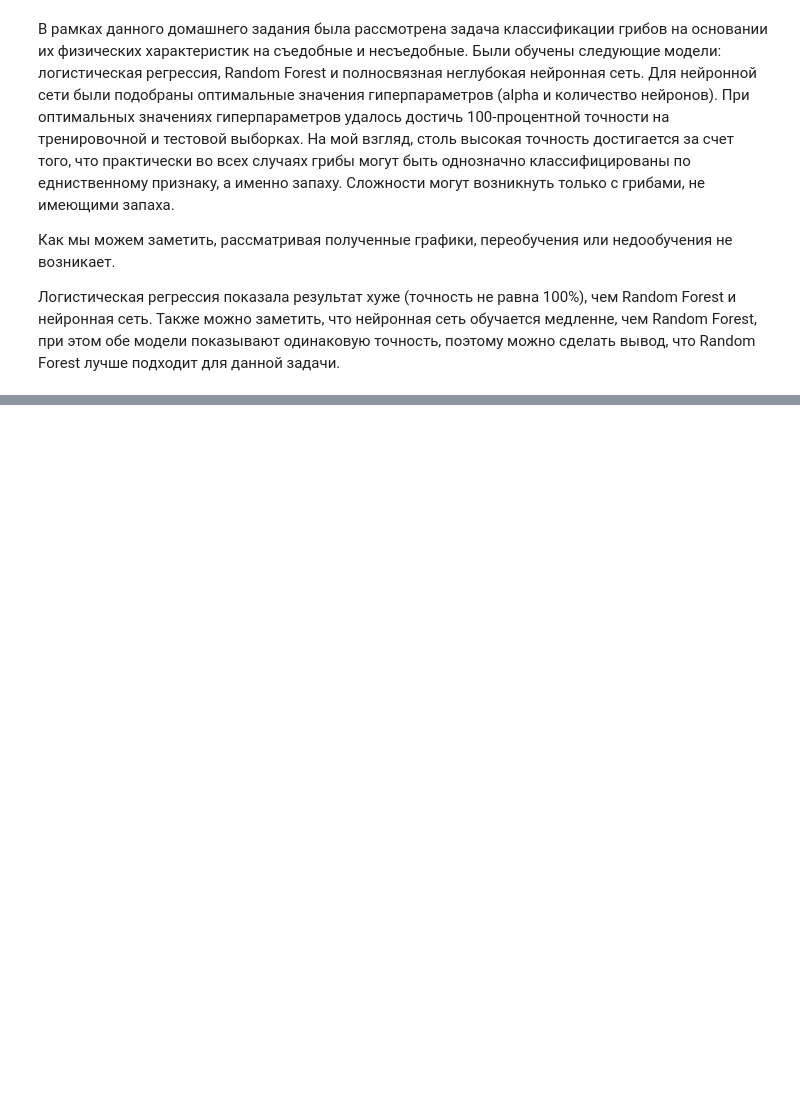
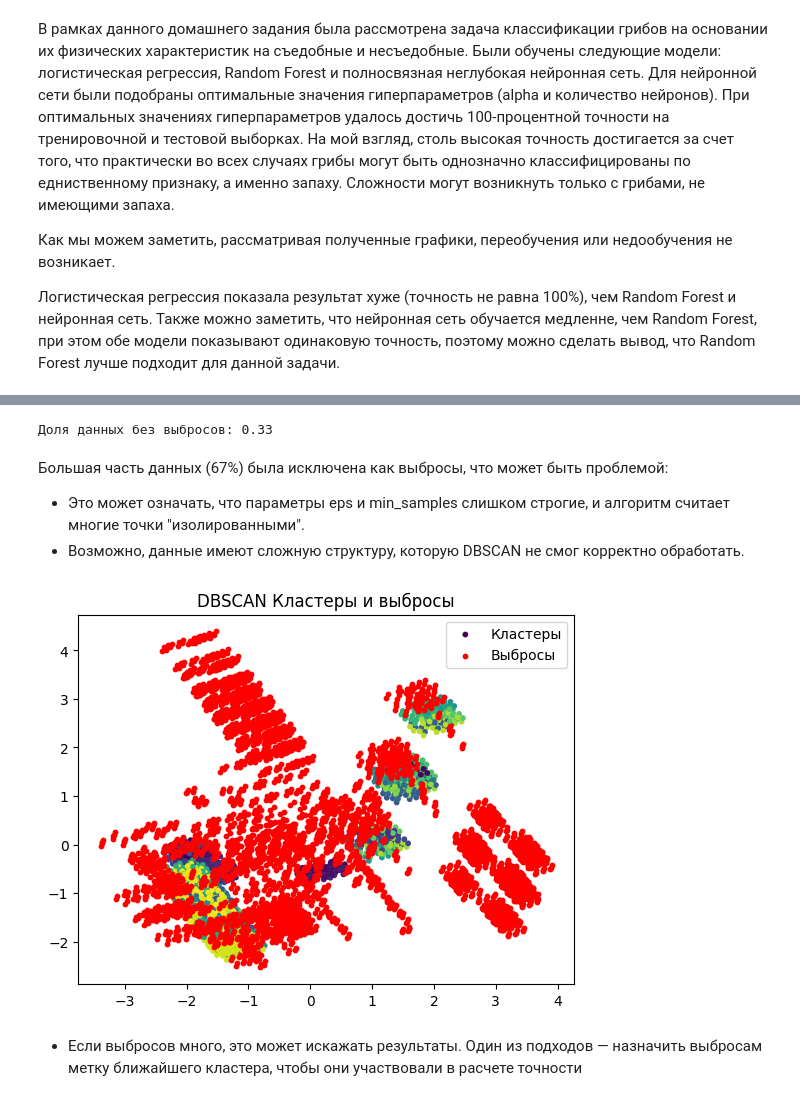
Before and after one commit to Tatiana567/ml-learning, a Jupyter notebook: mushroom_classification.ipynb, the cells around one changed output, grey strips where cells are left out. Drawn from its saved outputs; the diff is of its cells as text; code cells hidden in the pictures; blank space fills up the shorter version.

```diff
--- a/mushroom_classification.ipynb
+++ b/mushroom_classification.ipynb
@@ -696,0 +868,28 @@ ConfusionMatrixDisplay.from_estimator(MLP, X_test, y_test)
+# %%
+from scipy.stats import mode
+
+# Функция для вычисления точности кластеризации
+
+
+def cluster_accuracy(y_true, cluster_labels):
+    labels = np.zeros_like(cluster_labels)
+    for i in np.unique(cluster_labels):
+        mask = (cluster_labels == i)
+        labels[mask] = mode(y_true[mask], keepdims=False)[0]
+    return accuracy_score(y_true, labels)
+
+
+# Пробуем разные значения n_init
+n_init_values = [1, 5, 10, 20, 50, 100]
+results = []
+
+for n_init in n_init_values:
+    kmeans = KMeans(n_clusters=2, random_state=42, n_init=n_init)
+    kmeans_labels = kmeans.fit_predict(X_scaled)
+    acc = cluster_accuracy(y_true, kmeans_labels)
+    results.append((n_init, acc))
+    print(f"n_init={n_init}, Accuracy={acc:.4f}")
+
+# Находим лучшее значение n_init
+best_n_init, best_acc = max(results, key=lambda x: x[1])
+print(f"\nЛучший результат: n_init={best_n_init}, Accuracy={best_acc:.4f}")
@@ -696,0 +994,29 @@ ConfusionMatrixDisplay.from_estimator(MLP, X_test, y_test)
+# %%
+mask = dbscan_labels != -1
+print(f"Доля данных без выбросов: {np.sum(mask) / len(dbscan_labels):.2f}")
+# %% [output]
+Доля данных без выбросов: 0.33
+# %% [markdown]
+Большая часть данных (67%) была исключена как выбросы, что может быть проблемой:
+* Это может означать, что параметры eps и min_samples слишком строгие, и алгоритм считает многие точки "изолированными".
+* Возможно, данные имеют сложную структуру, которую DBSCAN не смог корректно обработать.
+# %%
+from sklearn.decomposition import PCA
+import matplotlib.pyplot as plt
+
+# Снижение размерности для визуализации
+pca = PCA(n_components=2)
+X_pca = pca.fit_transform(X_scaled)
+
+# Визуализация
+plt.scatter(X_pca[dbscan_labels != -1, 0], X_pca[dbscan_labels != -1, 1],
+            c=dbscan_labels[dbscan_labels != -1], cmap='viridis', s=10, label='Кластеры')
+plt.scatter(X_pca[dbscan_labels == -1, 0], X_pca[dbscan_labels == -1, 1],
+            color='red', s=10, label='Выбросы')
+plt.legend()
+plt.title("DBSCAN Кластеры и выбросы")
+plt.show()
+# %% [output]
+[figure, added]
+# %% [markdown]
+- Если выбросов много, это может искажать результаты. Один из подходов — назначить выбросам метку ближайшего кластера, чтобы они участвовали в расчете точности
```
Also changed, not shown: parts of 34 cells of this notebook.
